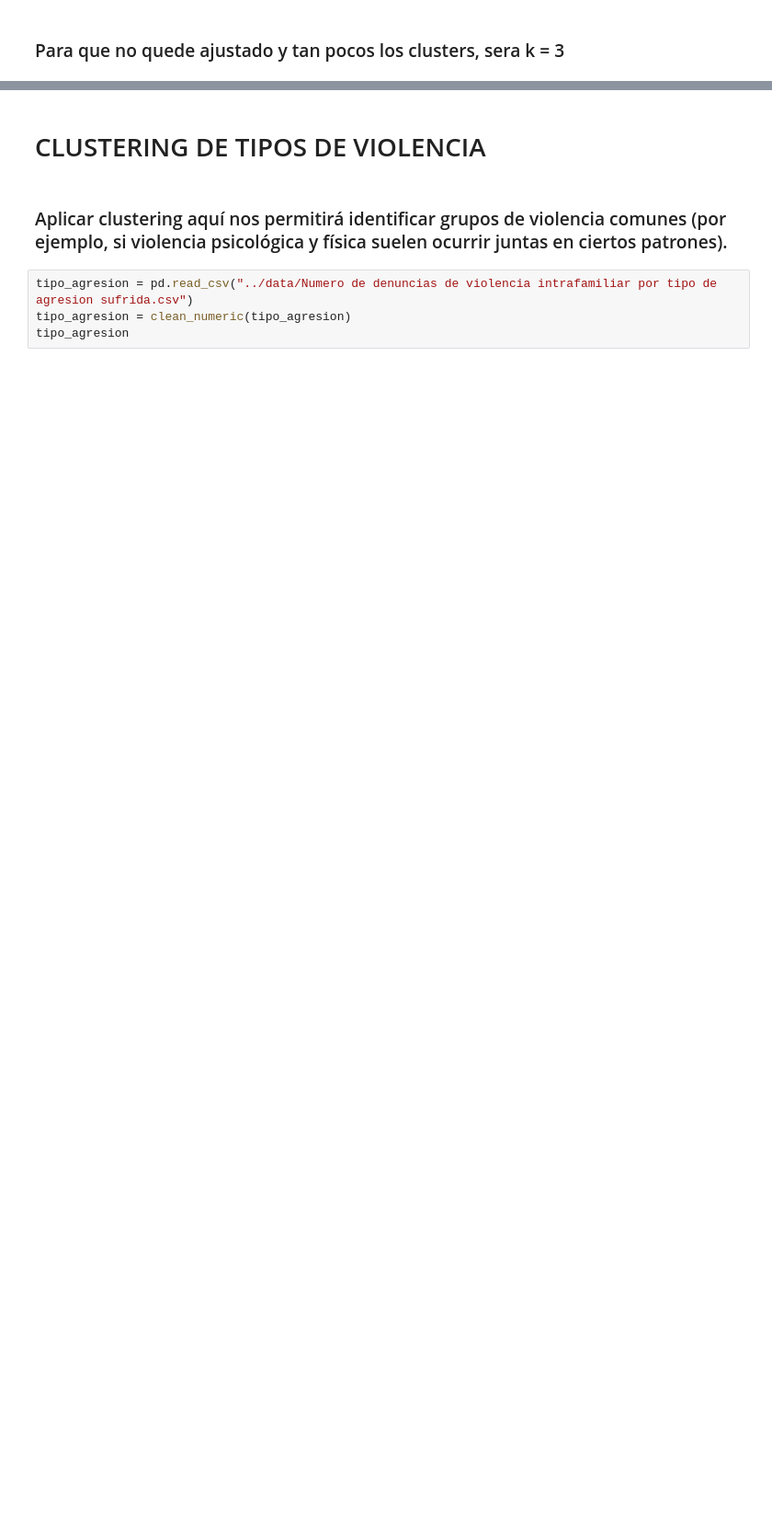
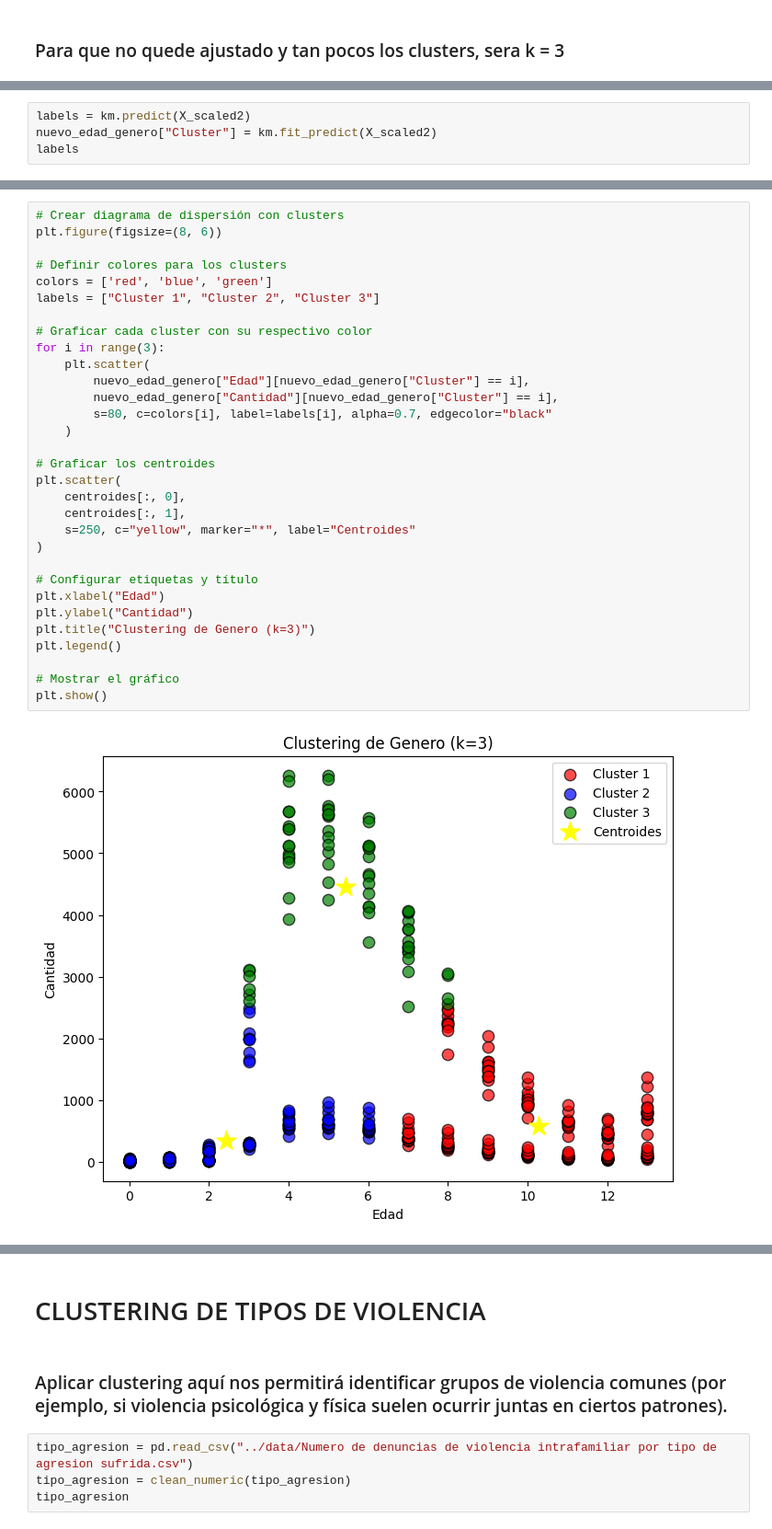
Before and after one commit to josuemj/INE-DataLab, a Jupyter notebook: notebooks/03_clustering.ipynb, the cells around one changed output, grey strips where cells are left out. Shown at 92% size. Drawn from its saved outputs; the diff is of its cells as text; blank space fills up the shorter version.

Commit message:
feat: resultados genero y edad

```diff
--- a/notebooks/03_clustering.ipynb
+++ b/notebooks/03_clustering.ipynb
@@ -644,0 +670,4 @@ For n_clusters = 6 The average silhouette_score is : 0.5442545216350649
+# %%
+labels = km.predict(X_scaled2)
+nuevo_edad_genero["Cluster"] = km.fit_predict(X_scaled2)
+labels
@@ -644,0 +695,33 @@ For n_clusters = 6 The average silhouette_score is : 0.5442545216350649
+# %%
+# Crear diagrama de dispersión con clusters
+plt.figure(figsize=(8, 6))
+
+# Definir colores para los clusters
+colors = ['red', 'blue', 'green']
+labels = ["Cluster 1", "Cluster 2", "Cluster 3"]
+
+# Graficar cada cluster con su respectivo color
+for i in range(3):
+    plt.scatter(
+        nuevo_edad_genero["Edad"][nuevo_edad_genero["Cluster"] == i],
+        nuevo_edad_genero["Cantidad"][nuevo_edad_genero["Cluster"] == i],
+        s=80, c=colors[i], label=labels[i], alpha=0.7, edgecolor="black"
+    )
+
+# Graficar los centroides
+plt.scatter(
+    centroides[:, 0],
+    centroides[:, 1],
+    s=250, c="yellow", marker="*", label="Centroides"
+)
+
+# Configurar etiquetas y título
+plt.xlabel("Edad")
+plt.ylabel("Cantidad")
+plt.title("Clustering de Genero (k=3)")
+plt.legend()
+
+# Mostrar el gráfico
+plt.show()
+# %% [output]
+[figure, added]
```
Also changed, not shown: parts of 22 cells of this notebook.
